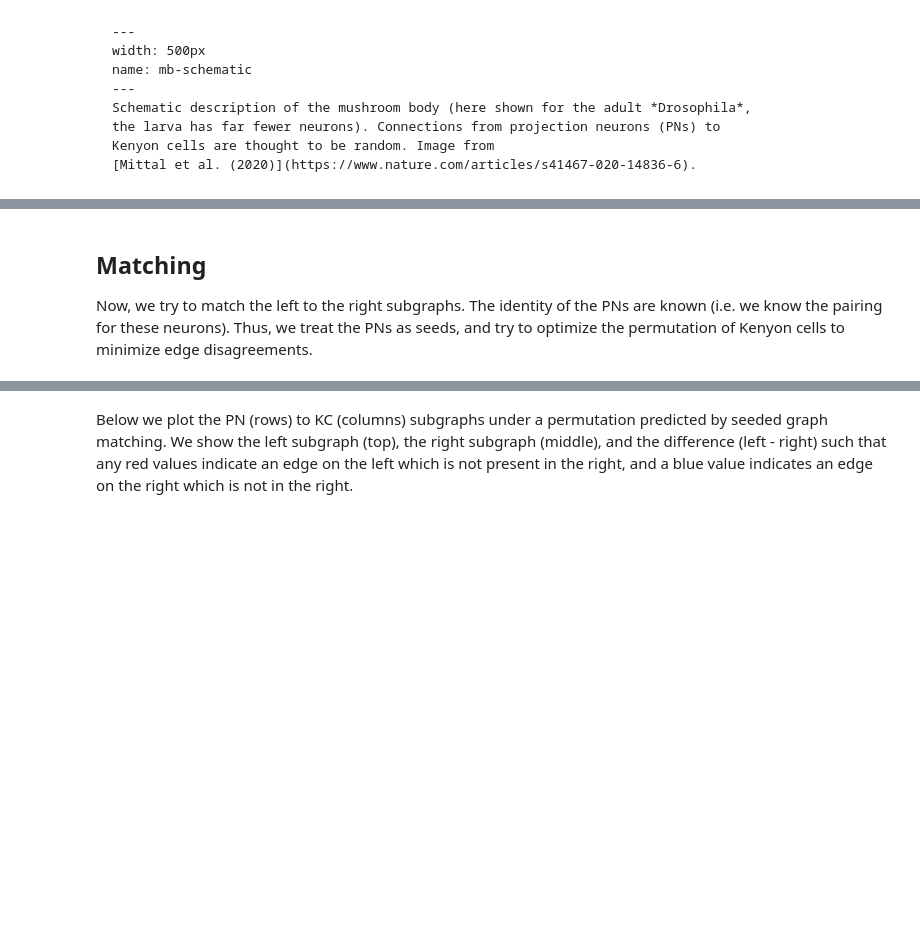
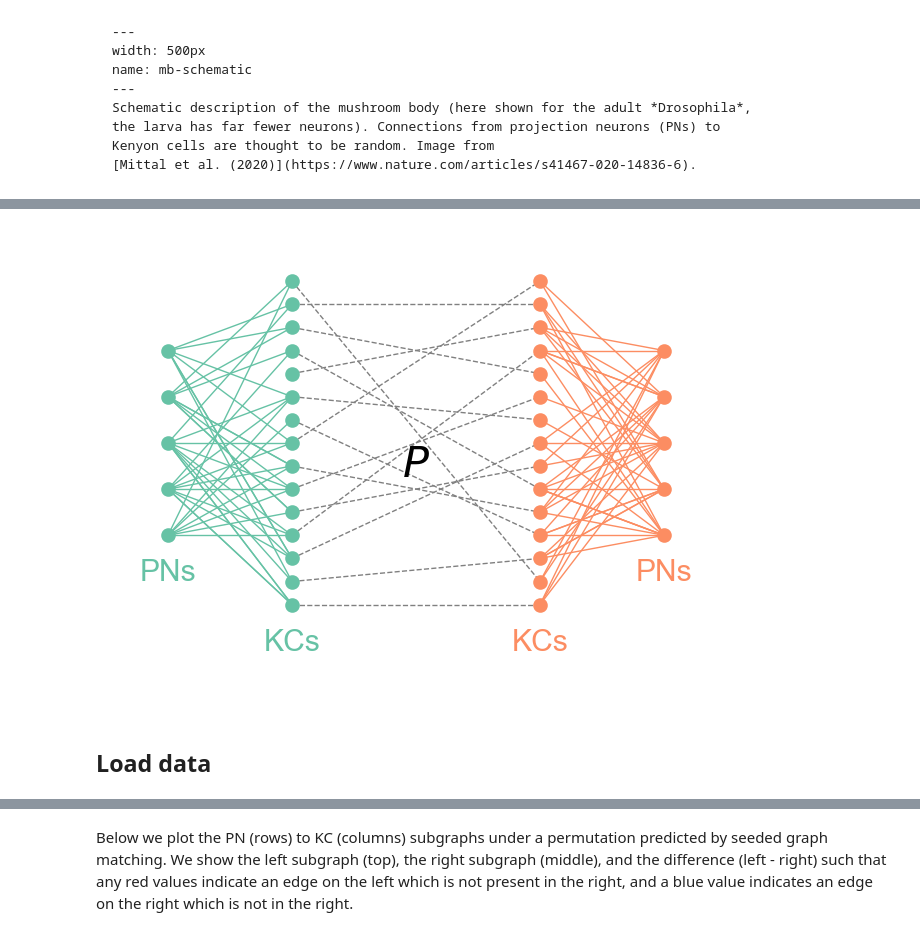
Before and after one commit to neurodata/matching, a Jupyter notebook: docs/kc_stereotypy.ipynb, the cells around one changed output, grey strips where cells are left out. Drawn from its saved outputs; the diff is of its cells as text; code cells hidden in the pictures; blank space fills up the shorter version.

```diff
--- a/docs/kc_stereotypy.ipynb
+++ b/docs/kc_stereotypy.ipynb
@@ -191,5 +71,66 @@ gluefig("left_right_adjs", fig)
-# %% [markdown]
-## Matching
-Now, we try to match the left to the right subgraphs. The identity of the PNs are
-known (i.e. we know the pairing for these neurons). Thus, we treat the PNs as seeds,
-and try to optimize the permutation of Kenyon cells to minimize edge disagreements.
+# %%
+fig, ax = plt.subplots(1, 1, figsize=(8, 6))
+
+left_color = "#66c2a5"
+right_color = "#fc8d62"
+pn_left_start = (0.1, 0.75)
+kc_left_start = (0.3, 0.9)
+kc_right_start = (0.7, 0.9)
+pn_right_start = (0.9, 0.75)
+n_pn = 5
+n_kc = 15
+
+
+def draw_dots(start, n, gap, color):
+    positions = []
+    for i in range(n):
+        pos = start[0], start[1] - i * gap
+        ax.scatter(*pos, color=color)
+        positions.append(pos)
+    return positions
+
+
+left_pn_pos = draw_dots(pn_left_start, n_pn, 0.1, left_color)
+left_kc_pos = draw_dots(kc_left_start, n_kc, 0.05, left_color)
+right_kc_pos = draw_dots(kc_right_start, n_kc, 0.05, right_color)
+right_pn_pos = draw_dots(pn_right_start, n_pn, 0.1, right_color)
+
+
+def draw_edges(p, k, pos1s, pos2s, color):
+    for _, pos1 in enumerate(pos1s):
+        edges = 0
+        while edges < k:
+            for _, pos2 in enumerate(pos2s):
+                if rng.uniform() < p:
+                    ax.plot(
+                        (pos1[0], pos2[0]), (pos1[1], pos2[1]), color=color, linewidth=1
+                    )
+                    edges += 1
+
+
+rng = np.random.default_rng(888888)
+draw_edges(0.2, 7, left_pn_pos, left_kc_pos, left_color)
+draw_edges(0.2, 7, right_pn_pos, right_kc_pos, right_color)
+
+perm = rng.permutation(n_kc)
+for i, target in enumerate(perm):
+    pos1 = left_kc_pos[i]
+    pos2 = right_kc_pos[target]
+    ax.plot(
+        (pos1[0], pos2[0]),
+        (pos1[1], pos2[1]),
+        color="grey",
+        linewidth=1,
+        zorder=-1,
+        linestyle="--",
+    )
+fontsize = "large"
+ax.text(pn_left_start[0], 0.25, "PNs", color=left_color, size=fontsize, ha="center")
+ax.text(kc_left_start[0], 0.1, "KCs", color=left_color, size=fontsize, ha="center")
+ax.text(pn_right_start[0], 0.25, "PNs", color=right_color, size=fontsize, ha="center")
+ax.text(kc_right_start[0], 0.1, "KCs", color=right_color, size=fontsize, ha="center")
+ax.text(0.5, 0.5, r"$P$", ha="center", va="center", fontsize="xx-large")
+ax.set(xlim=(0, 1), ylim=(0, 1))
+ax.axis("off")
+gluefig("diagram", fig)
+# %% [output]
@@ -195,0 +138,3 @@ and try to optimize the permutation of Kenyon cells to minimize edge disagreemen
+[figure, added]
+# %% [markdown]
+## Load data
```
Also changed, not shown: parts of 47 cells of this notebook, 4 other files.
